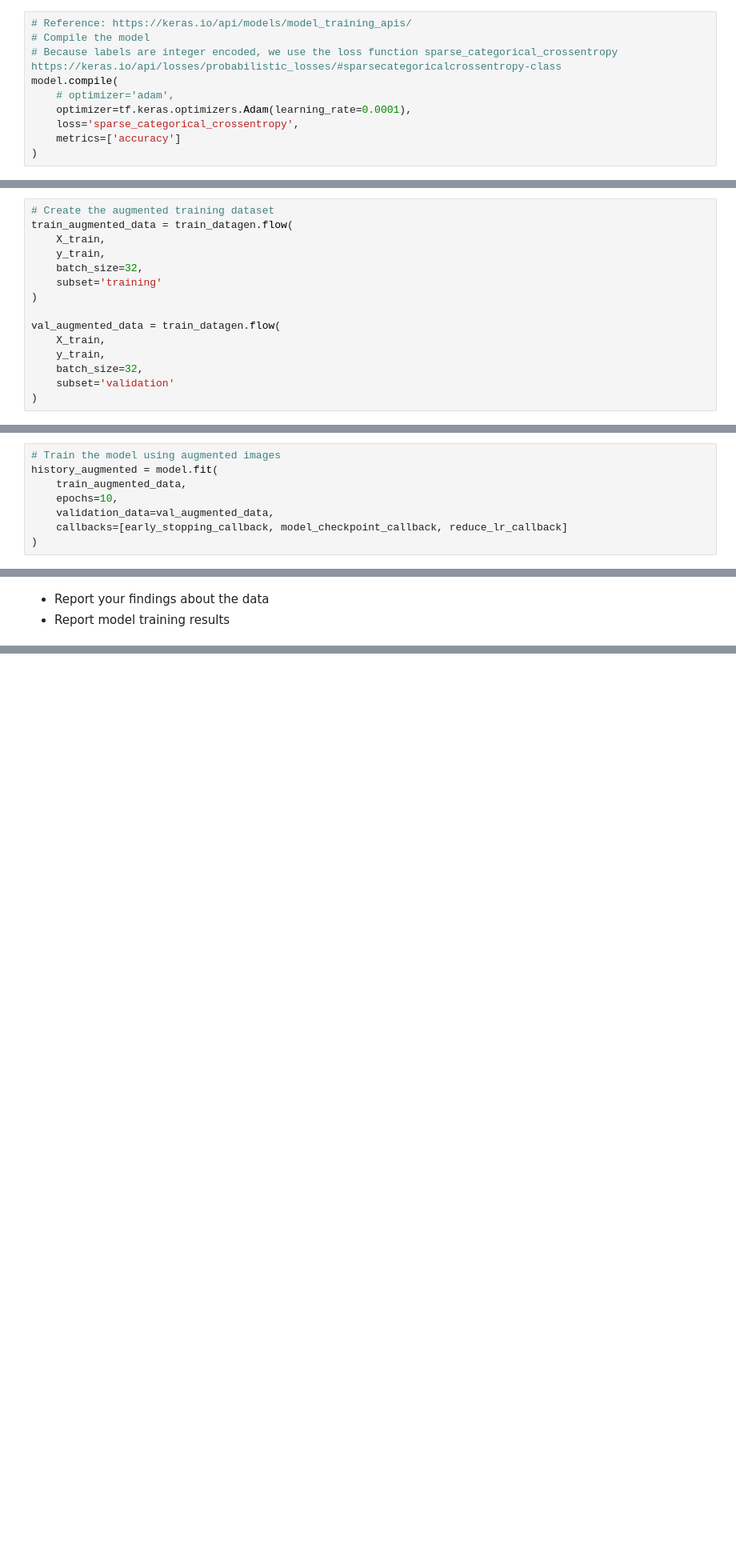
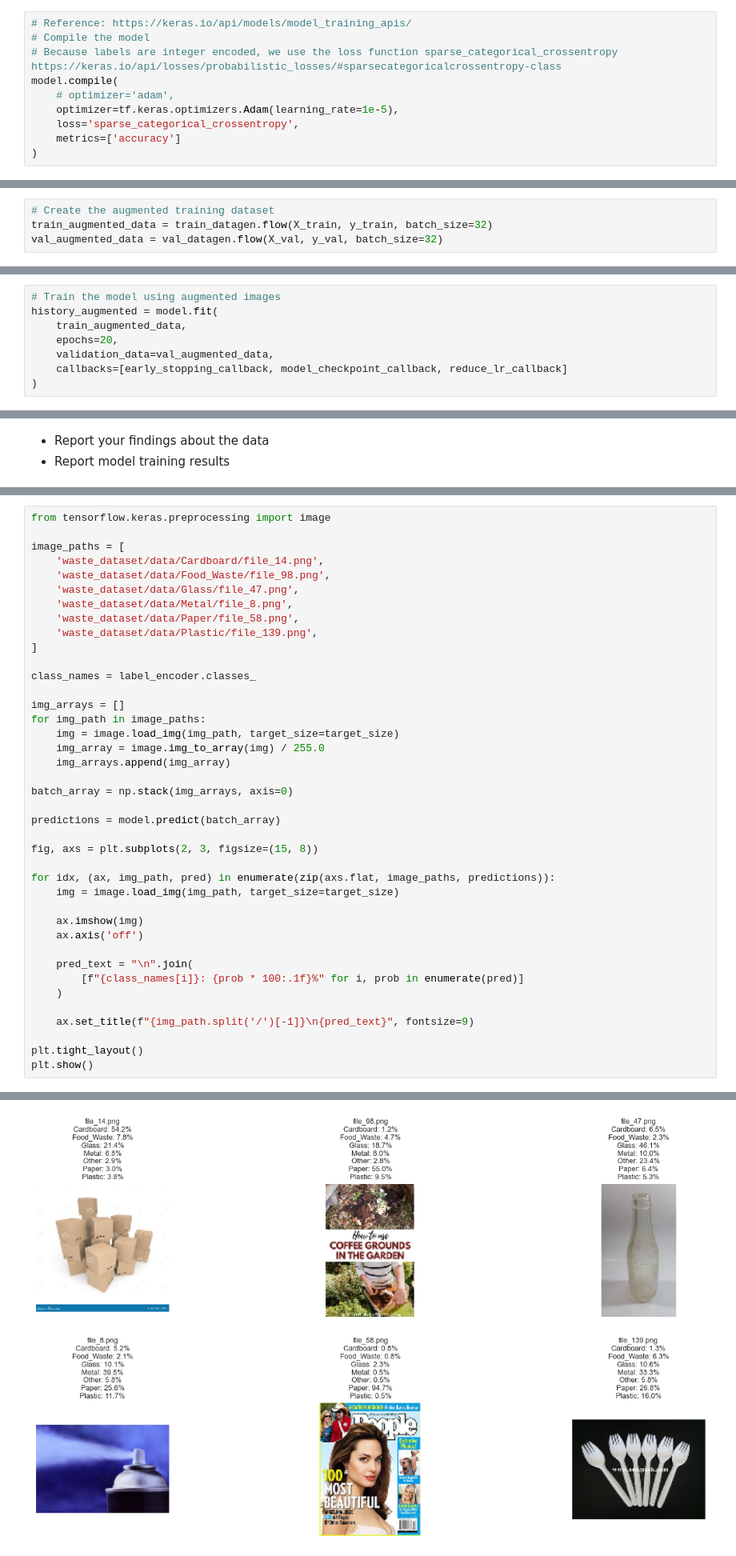
Before and after one commit to uvarajthulasiram/CNN-WasteManagement, a Jupyter notebook: CNN_Assg_Waste_Segregation_Starter.ipynb, the cells around one changed output, grey strips where cells are left out. Shown at 80% size. Saved outputs shown, nothing was run; the diff lists cells and outputs as text; blank space fills up the shorter version.

```diff
--- a/CNN_Assg_Waste_Segregation_Starter.ipynb
+++ b/CNN_Assg_Waste_Segregation_Starter.ipynb
@@ -354,7 +394,7 @@ model.add(Dense(num_classes, activation='softmax'))
 # Because labels are integer encoded, we use the loss function sparse_categorical_crossentropy https://keras.io/api/losses/probabilistic_losses/#sparsecategoricalcrossentropy-class
 model.compile(
     # optimizer='adam',
-    optimizer=tf.keras.optimizers.Adam(learning_rate=0.0001),
+    optimizer=tf.keras.optimizers.Adam(learning_rate=1e-5),
     loss='sparse_categorical_crossentropy',
     metrics=['accuracy']
 )
@@ -498,19 +580,8 @@ Augment the images.
 # Create a function to augment the images
 # %%
 # Create the augmented training dataset
-train_augmented_data = train_datagen.flow(
-    X_train,
-    y_train,
-    batch_size=32,
-    subset='training'
-)
-
-val_augmented_data = train_datagen.flow(
-    X_train,
-    y_train,
-    batch_size=32,
-    subset='validation'
-)
+train_augmented_data = train_datagen.flow(X_train, y_train, batch_size=32)
+val_augmented_data = val_datagen.flow(X_val, y_val, batch_size=32)
 # %% [markdown]
 ##### **4.1.2**
 
@@ -519,7 +590,7 @@ Train the model on the new augmented dataset.
 # Train the model using augmented images
 history_augmented = model.fit(
     train_augmented_data,
-    epochs=10,
+    epochs=20,
     validation_data=val_augmented_data,
     callbacks=[early_stopping_callback, model_checkpoint_callback, reduce_lr_callback]
 )
@@ -553,0 +643,41 @@ plt.show()
+# %%
+from tensorflow.keras.preprocessing import image
+
+image_paths = [
+    'waste_dataset/data/Cardboard/file_14.png',
+    'waste_dataset/data/Food_Waste/file_98.png',
+    'waste_dataset/data/Glass/file_47.png',
+    'waste_dataset/data/Metal/file_8.png',
+    'waste_dataset/data/Paper/file_58.png',
+    'waste_dataset/data/Plastic/file_139.png',
+]
+
+class_names = label_encoder.classes_
+
+img_arrays = []
+for img_path in image_paths:
+    img = image.load_img(img_path, target_size=target_size)
+    img_array = image.img_to_array(img) / 255.0
+    img_arrays.append(img_array)
+
+batch_array = np.stack(img_arrays, axis=0)
+
+predictions = model.predict(batch_array)
+
+fig, axs = plt.subplots(2, 3, figsize=(15, 8))
+
+for idx, (ax, img_path, pred) in enumerate(zip(axs.flat, image_paths, predictions)):
+    img = image.load_img(img_path, target_size=target_size)
+
+    ax.imshow(img)
+    ax.axis('off')
+
+    pred_text = "\n".join(
+        [f"{class_names[i]}: {prob * 100:.1f}%" for i, prob in enumerate(pred)]
+    )
+
+    ax.set_title(f"{img_path.split('/')[-1]}\n{pred_text}", fontsize=9)
+
+plt.tight_layout()
+plt.show()
+# %% [output]
@@ -553,0 +685 @@ plt.show()
+[figure, added]
```
Also changed, not shown: parts of 27 cells of this notebook.
